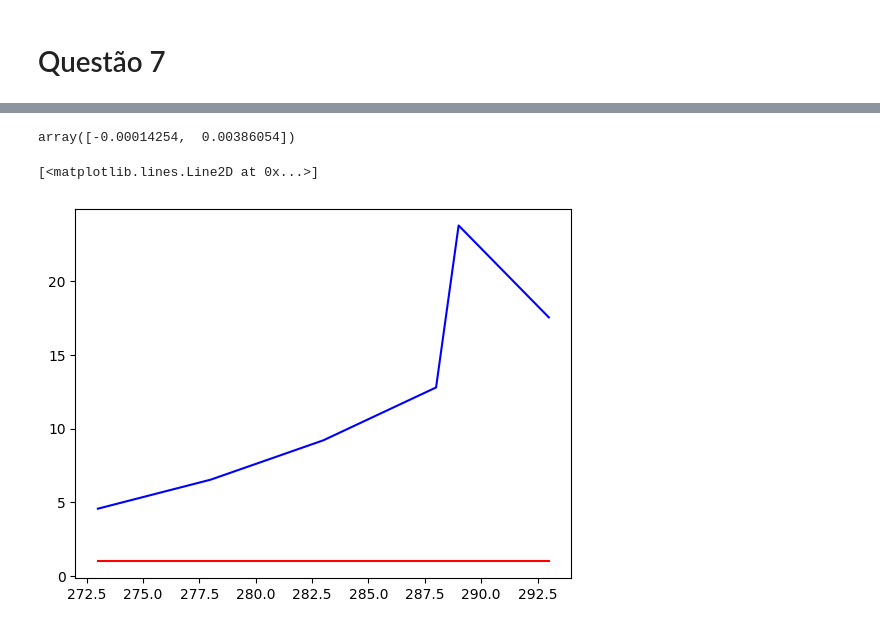
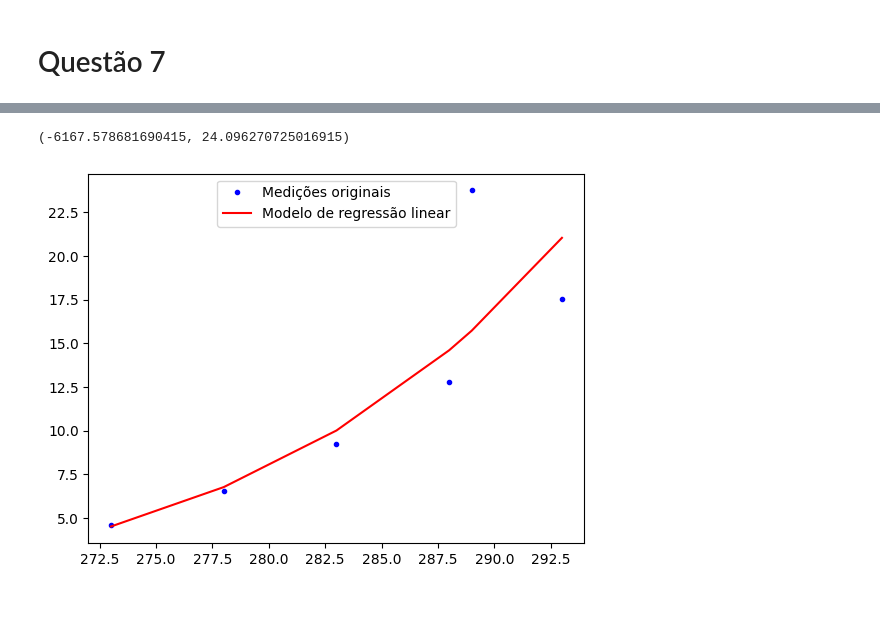
Before and after one commit to arthur-mts/sensores_atuadores, a Jupyter notebook: prova1.ipynb, the cells around one changed output, grey strips where cells are left out. Cells and saved outputs as stored; diff of their text form; code cells hidden in the pictures.

```diff
--- a/prova1.ipynb
+++ b/prova1.ipynb
@@ -106,10 +95,14 @@ j = 1 / t
-# %%
-np.polyfit(w, j, 1)
-# %% [output]
-array([-0.00014254,  0.00386054])
+# %%
+y = np.log(p)
+x = 1 / t
+a, b = np.polyfit(x, y, 1)
+a, b
+# %% [output]
+(-6167.578681690415, 24.096270725016915)
 # %%
-plt.plot(t, p, "b-")
-plt.plot(t, np.exp(-0.000143/t) +0.003861, "r-")
+plt.plot(t, p, 'b.', label = 'Medições originais')
+plt.plot(t, np.exp(a/t + b), 'r-', label = 'Modelo de regressão linear')
+plt.legend(loc='upper center')
+plt.show()
 # %% [output]
-[<matplotlib.lines.Line2D at 0x...>]
-[figure, old version]
+[figure, new version]
```
Also changed, not shown: parts of 5 cells of this notebook.
